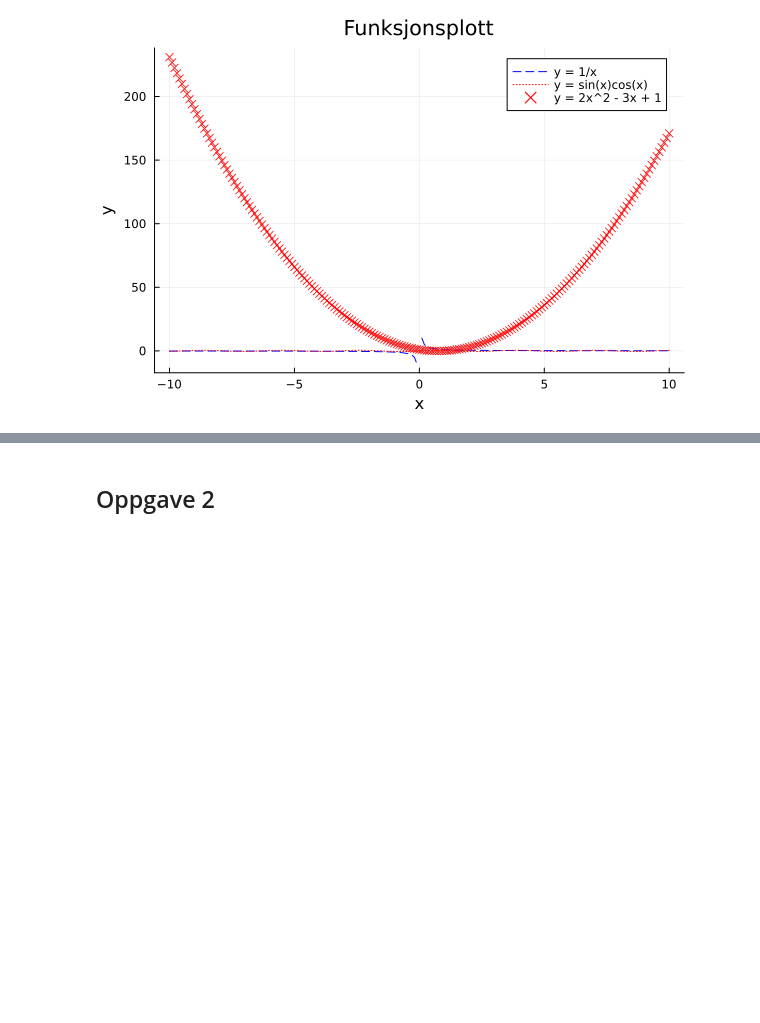
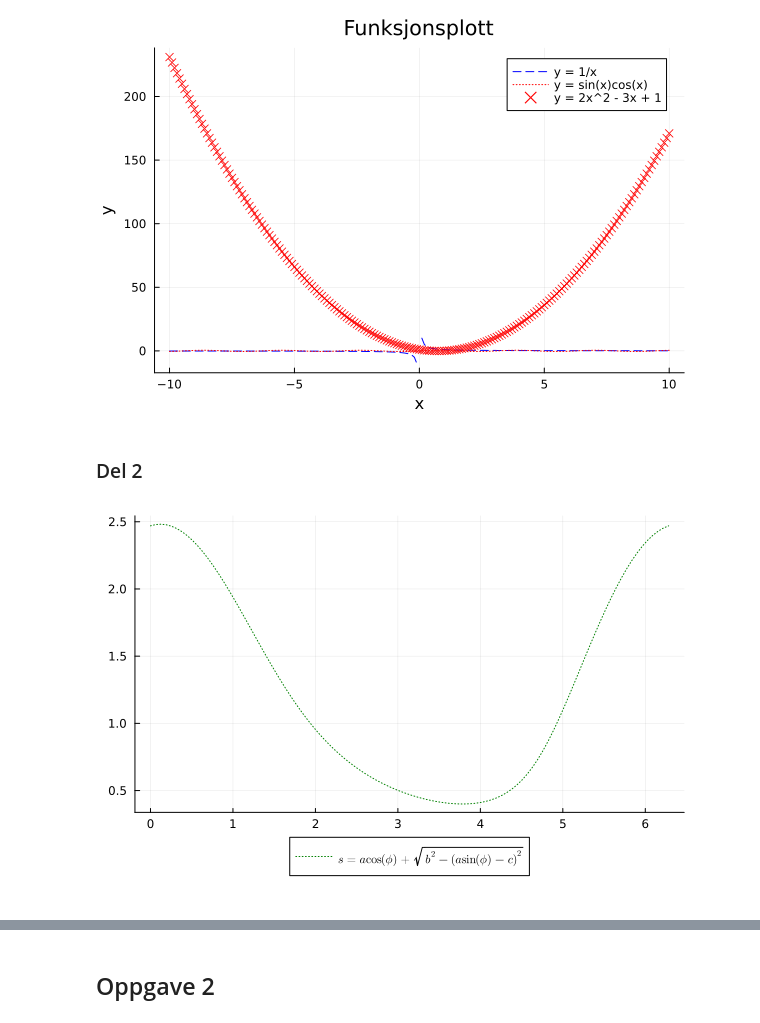
Before and after one commit to amirarfan/INF100, a Jupyter notebook: _build/html/_sources/x_oppgaver/oppgaver_uke39_losninger.ipynb, the cells around one changed output, grey strips where cells are left out. Saved outputs shown, nothing was run; the diff lists cells and outputs as text; code cells hidden in the pictures; blank space fills up the shorter version.

```diff
--- a/_build/html/_sources/x_oppgaver/oppgaver_uke39_losninger.ipynb
+++ b/_build/html/_sources/x_oppgaver/oppgaver_uke39_losninger.ipynb
@@ -28,3 +31,15 @@ plot_functions (generic function with 1 method)
 plot_functions()
 # %% [output]
 [figure]
+# %% [markdown]
+### Del 2
+# %%
+a = 1
+b = 1.5
+c = 0.3
+fi = range(0,2*pi,100)
+
+s(fi) = a .*cos.(fi) .+ sqrt.((b.^2) .- (a .* sin.(fi) .- c).^2)
+plot(fi, s(fi), linestyle=:dot, color=:green, label=L"s = a \cos(\phi) + \sqrt{b^2 - (a \sin(\phi) - c)^2}", legend=:outerbottom)
+# %% [output]
+[figure, added]
```
Also changed, not shown: parts of 9 cells of this notebook, 30 other files.
